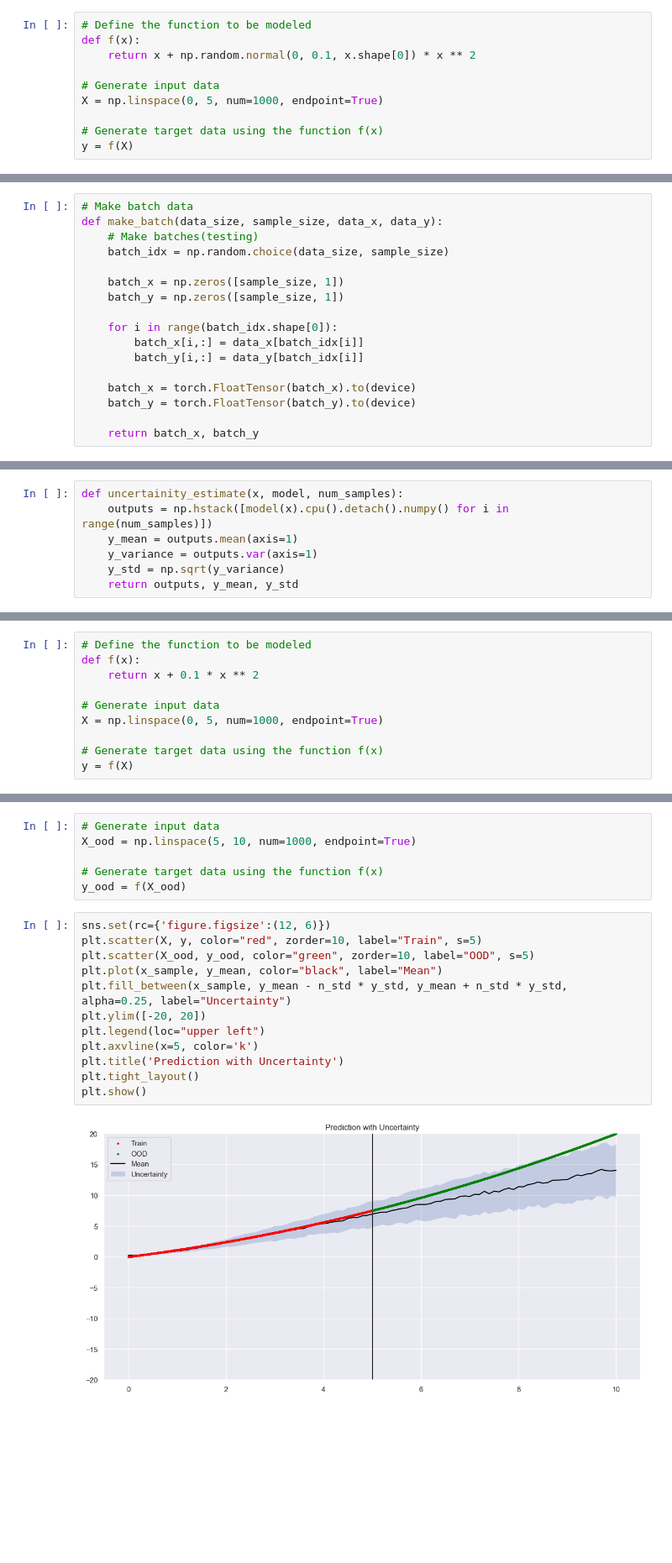
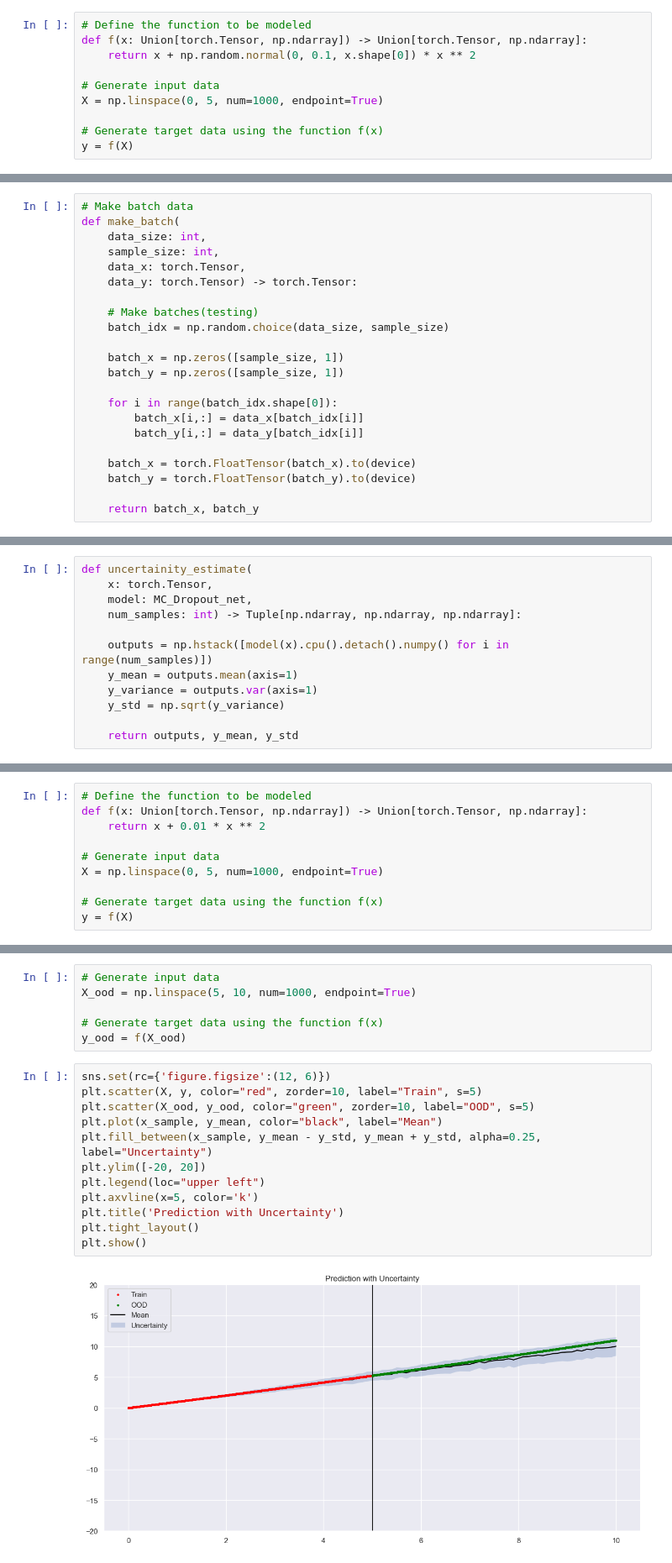
Before and after one commit to nestorcarmona/uncertainty_quantification, a Jupyter notebook: notebooks/01 - MC dropout.ipynb, the cells around one changed output, grey strips where cells are left out. Shown: that part at 84% size. Saved outputs shown, nothing was run; the diff lists cells and outputs as text; blank space fills up the shorter version.

```diff
--- a/notebooks/01 - MC dropout.ipynb
+++ b/notebooks/01 - MC dropout.ipynb
@@ -35,7 +38,7 @@ mps
 Finally, a function that contains some noise:
 # %%
 # Define the function to be modeled
-def f(x):
+def f(x: Union[torch.Tensor, np.ndarray]) -> Union[torch.Tensor, np.ndarray]:
     return x + np.random.normal(0, 0.1, x.shape[0]) * x ** 2
 
 # Generate input data
@@ -57,6 +62,11 @@ The function is linear with some Gaussian noise added to it that increases with
 # %%
 # Make batch data
-def make_batch(data_size, sample_size, data_x, data_y):
+def make_batch(
+    data_size: int,
+    sample_size: int,
+    data_x: torch.Tensor,
+    data_y: torch.Tensor) -> torch.Tensor:
+
     # Make batches(testing)
     batch_idx = np.random.choice(data_size, sample_size)
 
@@ -145,11 +155,16 @@ Epoch: 900, Loss: 0.9111670255661011
 # %% [markdown]
 Function that estimates the uncertainty:
 # %%
-def uncertainity_estimate(x, model, num_samples):
+def uncertainity_estimate(
+    x: torch.Tensor,
+    model: MC_Dropout_net,
+    num_samples: int) -> Tuple[np.ndarray, np.ndarray, np.ndarray]:
+
     outputs = np.hstack([model(x).cpu().detach().numpy() for i in range(num_samples)])
     y_mean = outputs.mean(axis=1)
     y_variance = outputs.var(axis=1)
     y_std = np.sqrt(y_variance)
+
     return outputs, y_mean, y_std
 # %%
 samples = 100
@@ -233,8 +247,8 @@ In the out-of-distribution (OOD) region, epistemic uncertainty should be low sin
 Let's remove noise from the data and see what happens:
 # %%
 # Define the function to be modeled
-def f(x):
-    return x + 0.1 * x ** 2
+def f(x: Union[torch.Tensor, np.ndarray]) -> Union[torch.Tensor, np.ndarray]:
+    return x + 0.01 * x ** 2
 
 # Generate input data
 X = np.linspace(0, 5, num=1000, endpoint=True)
@@ -349,14 +362,14 @@ y_ood = f(X_ood)
 # %%
 sns.set(rc={'figure.figsize':(12, 6)})
 plt.scatter(X, y, color="red", zorder=10, label="Train", s=5)
 plt.scatter(X_ood, y_ood, color="green", zorder=10, label="OOD", s=5)
 plt.plot(x_sample, y_mean, color="black", label="Mean")
-plt.fill_between(x_sample, y_mean - n_std * y_std, y_mean + n_std * y_std, alpha=0.25, label="Uncertainty")
+plt.fill_between(x_sample, y_mean - y_std, y_mean + y_std, alpha=0.25, label="Uncertainty")
 plt.ylim([-20, 20])
 plt.legend(loc="upper left")
 plt.axvline(x=5, color='k')
 plt.title('Prediction with Uncertainty')
 plt.tight_layout()
 plt.show()
 # %% [output]
-[figure, old version]
+[figure, new version]
```
Also changed, not shown: parts of 15 cells of this notebook.
